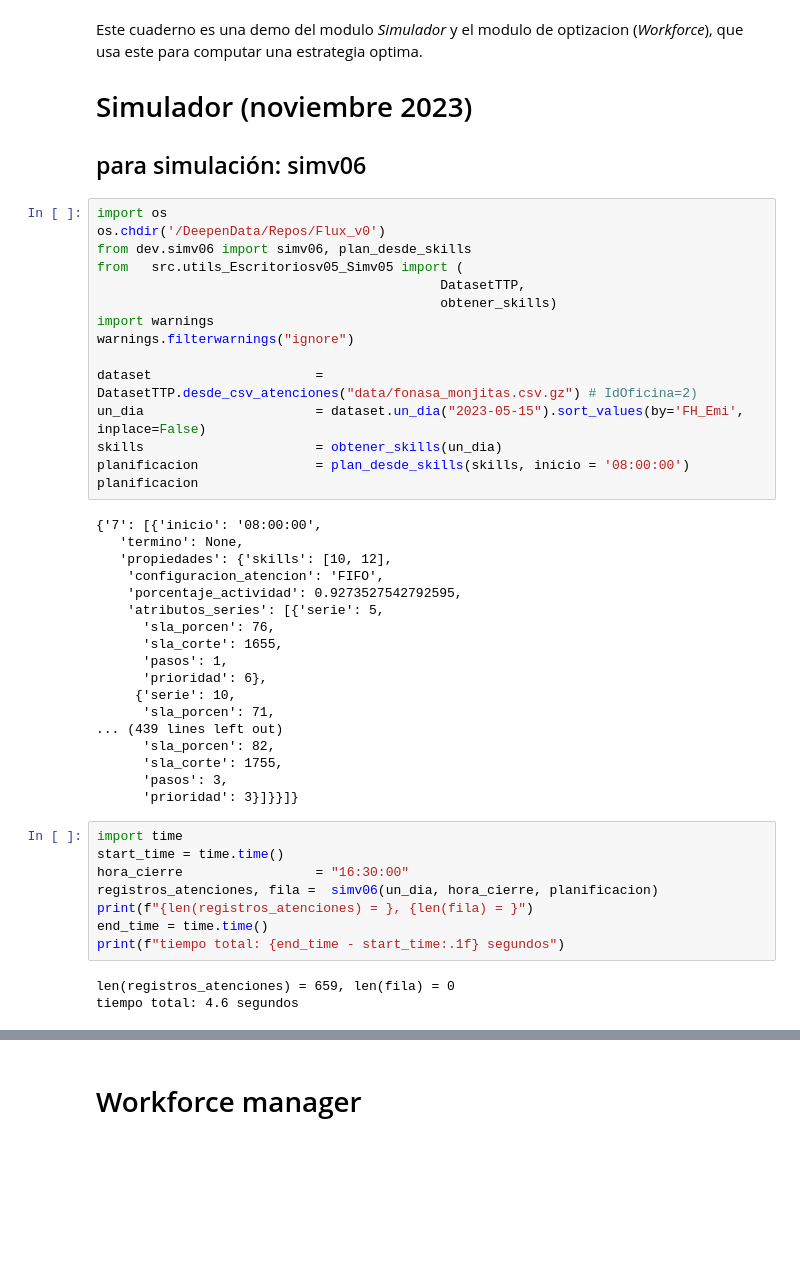
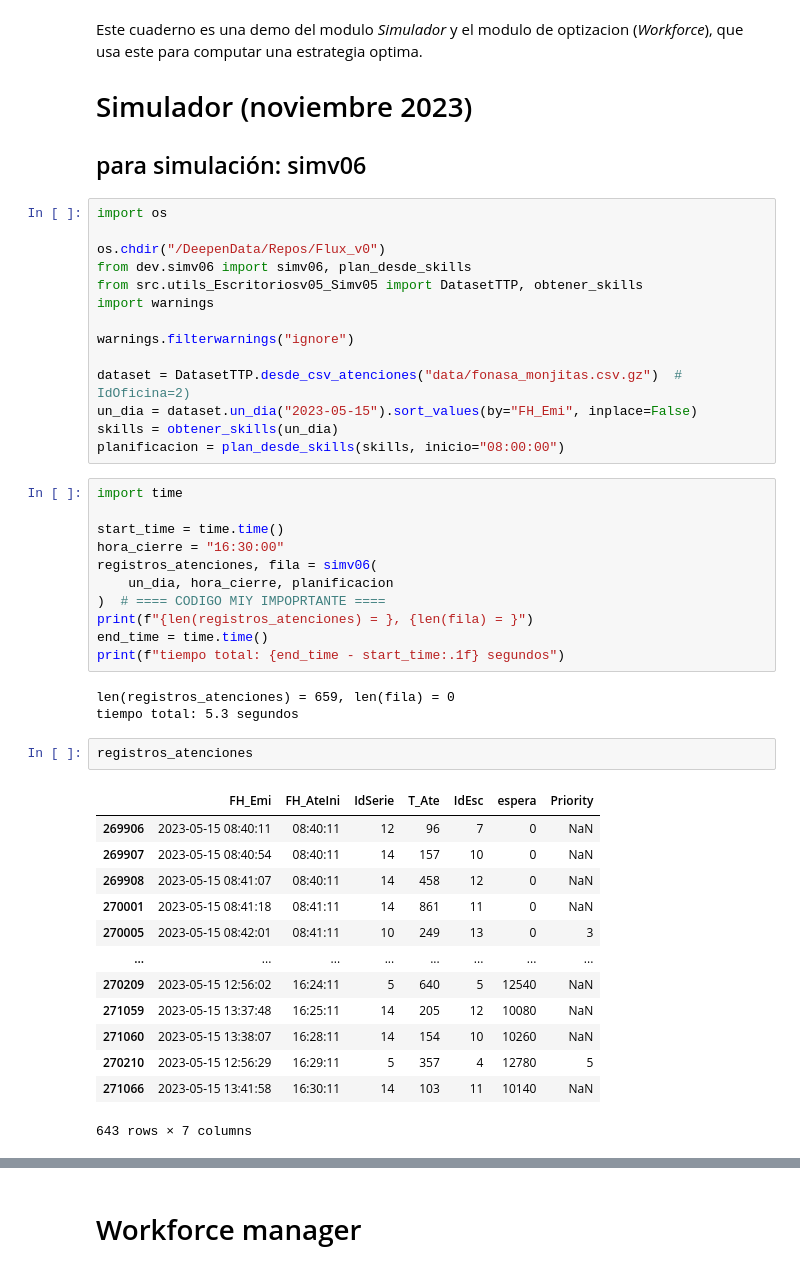
Before and after one commit to alejandroacevedo2305/Flux_v0, a Jupyter notebook: demo_notebooks/workforce_demo.ipynb, the cells around one changed output, grey strips where cells are left out. Saved outputs shown, nothing was run; the diff lists cells and outputs as text; blank space fills up the shorter version.

```diff
--- a/demo_notebooks/workforce_demo.ipynb
+++ b/demo_notebooks/workforce_demo.ipynb
@@ -5,48 +5,48 @@ Este cuaderno es una demo del modulo _Simulador_ y el modulo de optizacion (_Wor
 ## para simulación: simv06
 # %%
 import os
-os.chdir('/DeepenData/Repos/Flux_v0')
+
+os.chdir("/DeepenData/Repos/Flux_v0")
 from dev.simv06 import simv06, plan_desde_skills
-from   src.utils_Escritoriosv05_Simv05 import (
-                                            DatasetTTP,
-                                            obtener_skills)
+from src.utils_Escritoriosv05_Simv05 import DatasetTTP, obtener_skills
 import warnings
+
 warnings.filterwarnings("ignore")
 
-dataset                     = DatasetTTP.desde_csv_atenciones("data/fonasa_monjitas.csv.gz") # IdOficina=2)
-un_dia                      = dataset.un_dia("2023-05-15").sort_values(by='FH_Emi', inplace=False)
-skills                      = obtener_skills(un_dia)
-planificacion               = plan_desde_skills(skills, inicio = '08:00:00')
-planificacion
+dataset = DatasetTTP.desde_csv_atenciones("data/fonasa_monjitas.csv.gz")  # IdOficina=2)
+un_dia = dataset.un_dia("2023-05-15").sort_values(by="FH_Emi", inplace=False)
+skills = obtener_skills(un_dia)
+planificacion = plan_desde_skills(skills, inicio="08:00:00")
-# %% [output]
-{'7': [{'inicio': '08:00:00',
-   'termino': None,
-   'propiedades': {'skills': [10, 12],
-    'configuracion_atencion': 'FIFO',
-    'porcentaje_actividad': 0.9273527542792595,
-    'atributos_series': [{'serie': 5,
-      'sla_porcen': 76,
-      'sla_corte': 1655,
-      'pasos': 1,
-      'prioridad': 6},
-     {'serie': 10,
-      'sla_porcen': 71,
-... (439 lines left out)
-      'sla_porcen': 82,
-      'sla_corte': 1755,
-      'pasos': 3,
-      'prioridad': 3}]}}]}
 # %%
 import time
+
 start_time = time.time()
-hora_cierre                 = "16:30:00"
-registros_atenciones, fila =  simv06(un_dia, hora_cierre, planificacion)
+hora_cierre = "16:30:00"
+registros_atenciones, fila = simv06(
+    un_dia, hora_cierre, planificacion
+)  # ==== CODIGO MIY IMPOPRTANTE ====
 print(f"{len(registros_atenciones) = }, {len(fila) = }")
 end_time = time.time()
 print(f"tiempo total: {end_time - start_time:.1f} segundos")
 # %% [output]
 len(registros_atenciones) = 659, len(fila) = 0
-tiempo total: 4.6 segundos
+tiempo total: 5.3 segundos
+# %%
+registros_atenciones
+# %% [output]
+|  | FH_Emi | FH_AteIni | IdSerie | T_Ate | IdEsc | espera | Priority |
+| 269906 | 2023-05-15 08:40:11 | 08:40:11 | 12 | 96 | 7 | 0 | NaN |
+| 269907 | 2023-05-15 08:40:54 | 08:40:11 | 14 | 157 | 10 | 0 | NaN |
+| 269908 | 2023-05-15 08:41:07 | 08:40:11 | 14 | 458 | 12 | 0 | NaN |
+| 270001 | 2023-05-15 08:41:18 | 08:41:11 | 14 | 861 | 11 | 0 | NaN |
+| 270005 | 2023-05-15 08:42:01 | 08:41:11 | 10 | 249 | 13 | 0 | 3 |
+| ... | ... | ... | ... | ... | ... | ... | ... |
+| 270209 | 2023-05-15 12:56:02 | 16:24:11 | 5 | 640 | 5 | 12540 | NaN |
+| 271059 | 2023-05-15 13:37:48 | 16:25:11 | 14 | 205 | 12 | 10080 | NaN |
+| 271060 | 2023-05-15 13:38:07 | 16:28:11 | 14 | 154 | 10 | 10260 | NaN |
+| 270210 | 2023-05-15 12:56:29 | 16:29:11 | 5 | 357 | 4 | 12780 | 5 |
+| 271066 | 2023-05-15 13:41:58 | 16:30:11 | 14 | 103 | 11 | 10140 | NaN |
+643 rows × 7 columns
 # %%
 import pandas as pd
 
```
Also changed, not shown: parts of 1 cell of this notebook, 4 other files.
